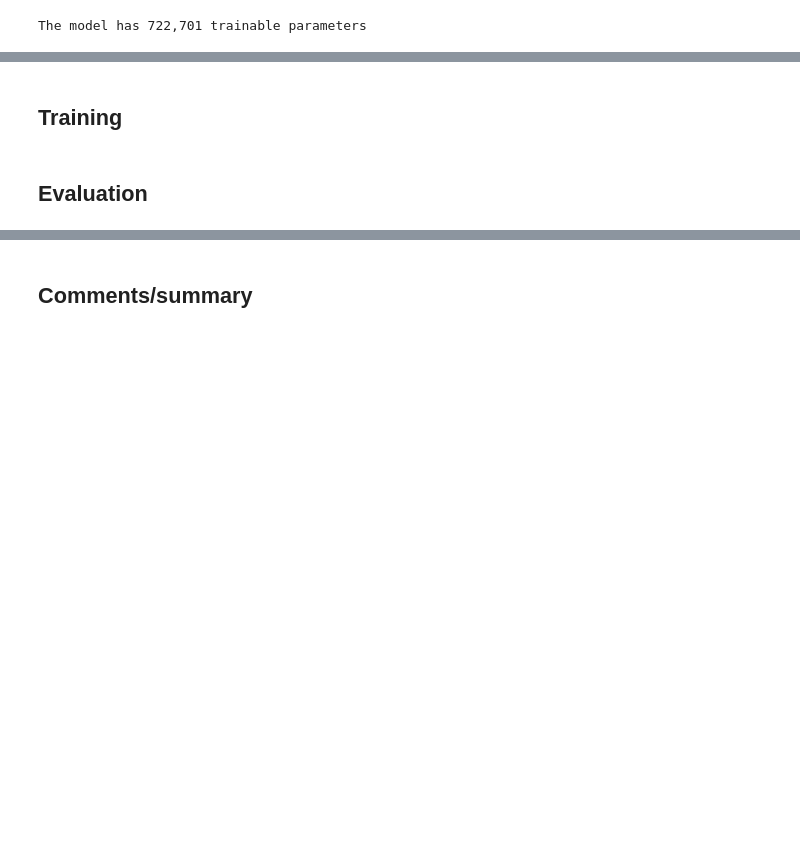
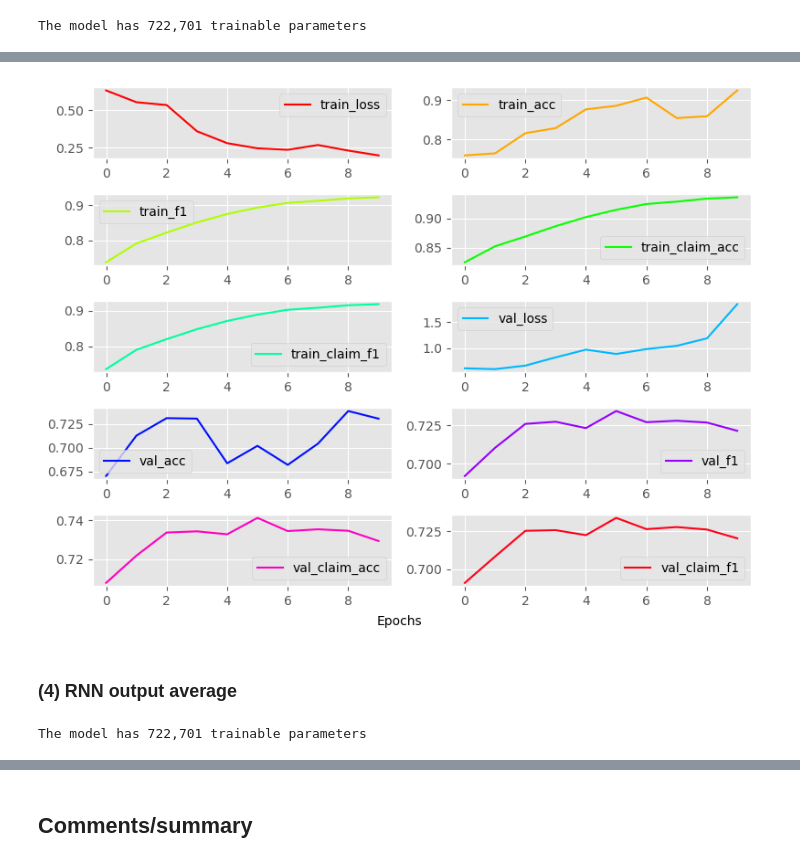
Before and after one commit to Wadaboa/nlp-assignments, a Jupyter notebook: fact_checking.ipynb, the cells around one changed output, grey strips where cells are left out. Cells and saved outputs as stored; diff of their text form; code cells hidden in the pictures; blank space fills up the shorter version.

```diff
--- a/fact_checking.ipynb
+++ b/fact_checking.ipynb
@@ -1050,4 +1069,19 @@ KeyboardInterrupt:
-# %% [markdown]
-## Training
-# %% [markdown]
-## Evaluation
+# %%
+plot_history(rnn_last_mean_model_history, nrows=5, ncols=2)
+# %% [output]
+[figure, added]
+# %% [markdown]
+### (4) RNN output average
+# %%
+rnn_out_avg_mean_model = FactCheckingModel(
+    EMBEDDING_DIMENSION,
+    MAX_TOKENS,
+    num_recurrent_layers=1,
+    lr=LEARNING_RATE,
+    padding_index=vocabulary.from_string[PADDING_TOKEN],
+    sentence_strategy="rnn_out_avg",
+    merging_strategy="mean",
+)
+print(f"The model has {rnn_out_avg_mean_model.count_parameters():,} trainable parameters")
+# %% [output]
+The model has 722,701 trainable parameters
```
Also changed, not shown: parts of 61 cells of this notebook, 18 other files.
